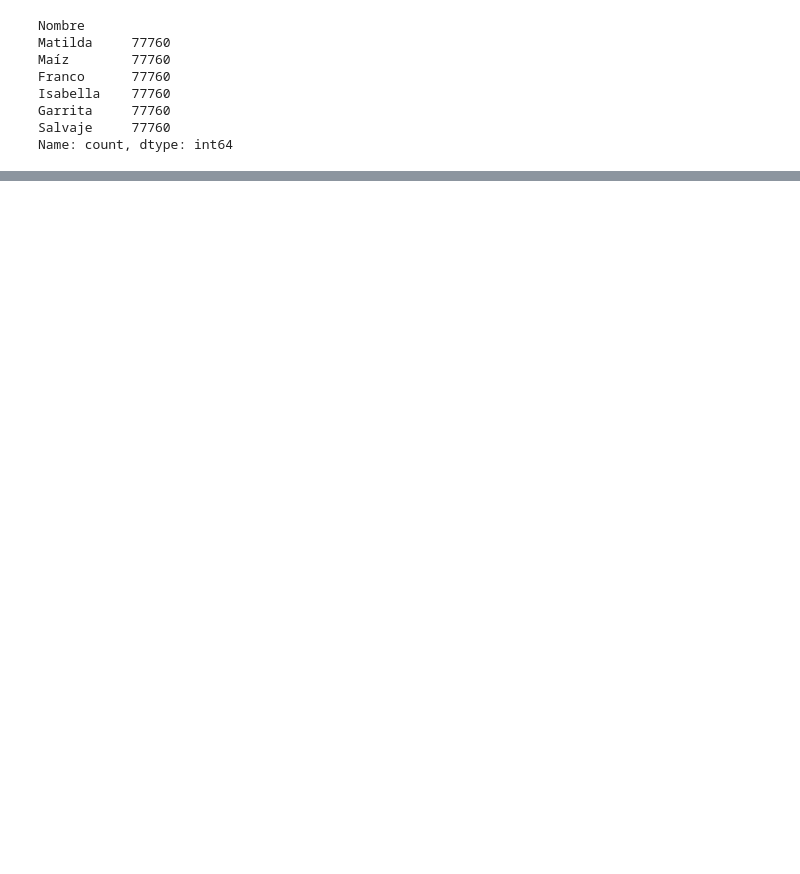
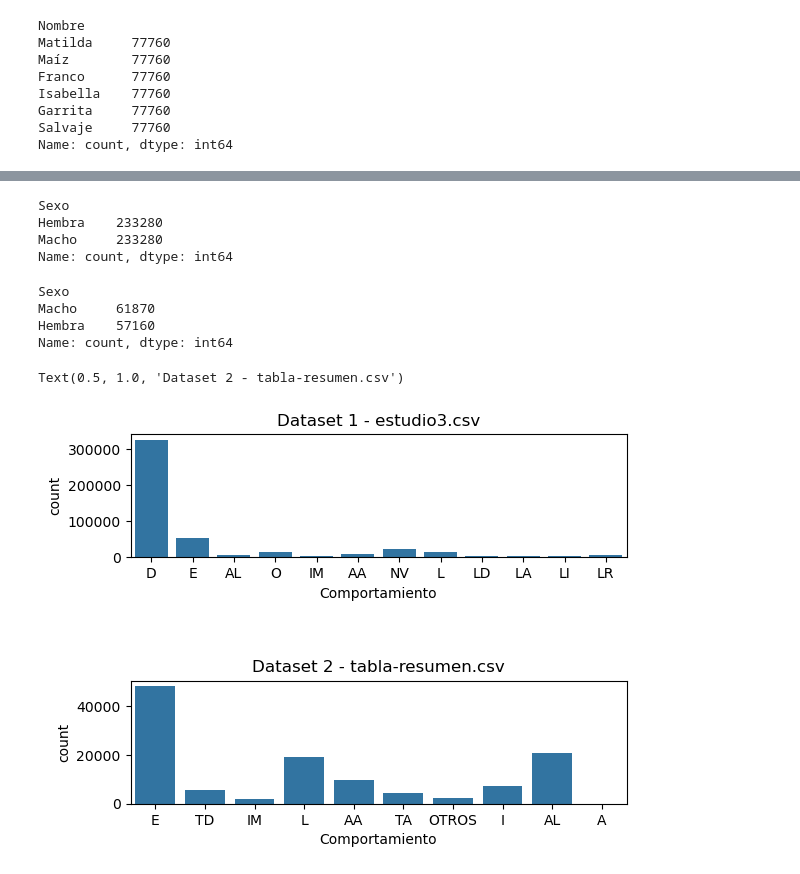
Before and after one commit to jbaez-utn/rnr-meleros, a Jupyter notebook: notebooks/1-eda-analisis-exploratorio.ipynb, the cells around one changed output, grey strips where cells are left out. Cells and saved outputs as stored; diff of their text form; code cells hidden in the pictures; blank space fills up the shorter version.

```diff
--- a/notebooks/1-eda-analisis-exploratorio.ipynb
+++ b/notebooks/1-eda-analisis-exploratorio.ipynb
@@ -331,0 +382,30 @@ Name: count, dtype: int64
+# %%
+dataset1_crudo_dataframe['Sexo'].value_counts()
+# %% [output]
+Sexo
+Hembra    233280
+Macho     233280
+Name: count, dtype: int64
+# %%
+dataset2_crudo_dataframe['Sexo'].value_counts()
+# %% [output]
+Sexo
+Macho     61870
+Hembra    57160
+Name: count, dtype: int64
+# %%
+# Count plot of the column Name in dataset 1 an 2
+fig, axes = plt.subplots(2, 1)
+
+sns.countplot(x='Comportamiento', data=dataset1_crudo_dataframe, ax=axes[0])
+sns.countplot(x='Comportamiento', data=dataset2_crudo_dataframe, ax=axes[1])
+
+# Adjust vertical spacing between the plots
+plt.subplots_adjust(hspace=1)
+
+# Set the title for the plots
+axes[0].set_title('Dataset 1 - estudio3.csv')
+axes[1].set_title('Dataset 2 - tabla-resumen.csv')
+# %% [output]
+Text(0.5, 1.0, 'Dataset 2 - tabla-resumen.csv')
+[figure, added]
```
Also changed, not shown: parts of 18 cells of this notebook, 1 other file.
